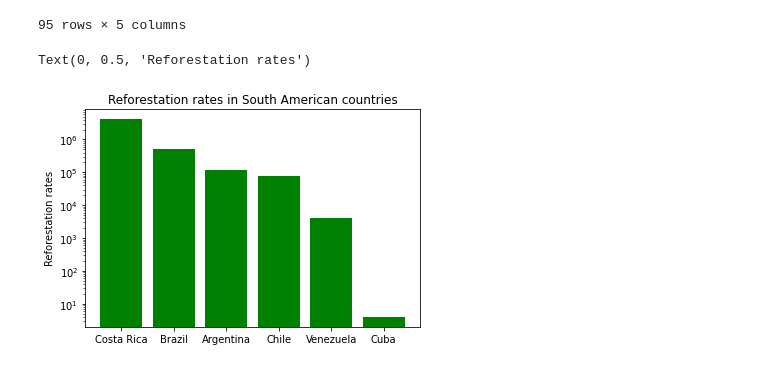
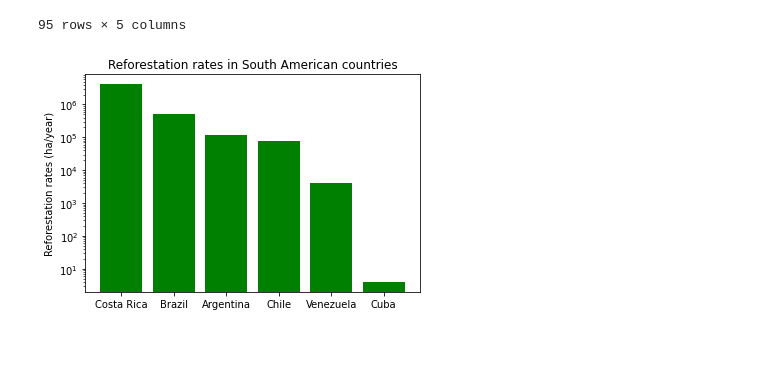
Before and after one commit to MorganMaciupa/Data_Analytics_ReforestationProject, a Jupyter notebook: Forest.ipynb, the cells around one changed output. Cells and saved outputs as stored; diff of their text form; code cells hidden in the pictures.

```diff
--- a/Forest.ipynb
+++ b/Forest.ipynb
@@ -66,21 +66,20 @@ reforestation_dataframe
 # %%
 costarica_reforestation = reforestation_dataframe[reforestation_dataframe["name"] == "Costa Rica"]
 brazil_reforestation = reforestation_dataframe[reforestation_dataframe["name"] == "Brazil"]
 argentina_reforestation = reforestation_dataframe[reforestation_dataframe["name"] == "Argentina"]
 chile_reforestation = reforestation_dataframe[reforestation_dataframe["name"] == "Chile"]
 venezuela_reforestation = reforestation_dataframe[reforestation_dataframe["name"] == "Venezuela"]
 cuba_reforestation = reforestation_dataframe[reforestation_dataframe["name"] == "Cuba"]
 
 plt.bar(costarica_reforestation["name"], costarica_reforestation["reforestation__rate"], color = "green")
 plt.bar(brazil_reforestation["name"], brazil_reforestation["reforestation__rate"], color = "green")
 plt.bar(argentina_reforestation["name"], argentina_reforestation["reforestation__rate"], color = "green")
 plt.bar(chile_reforestation["name"], chile_reforestation["reforestation__rate"], color = "green")
 plt.bar(venezuela_reforestation["name"], venezuela_reforestation["reforestation__rate"], color = "green")
 plt.bar(cuba_reforestation["name"], cuba_reforestation["reforestation__rate"], color = "green")
 
 plt.yscale("log")
 plt.title("Reforestation rates in South American countries")
-plt.ylabel("Reforestation rates")
+plt.ylabel("Reforestation rates (ha/year)");
 # %% [output]
-Text(0, 0.5, 'Reforestation rates')
-[figure, old version]
+[figure, new version]
```
Also changed, not shown: parts of 1 cell of this notebook.
